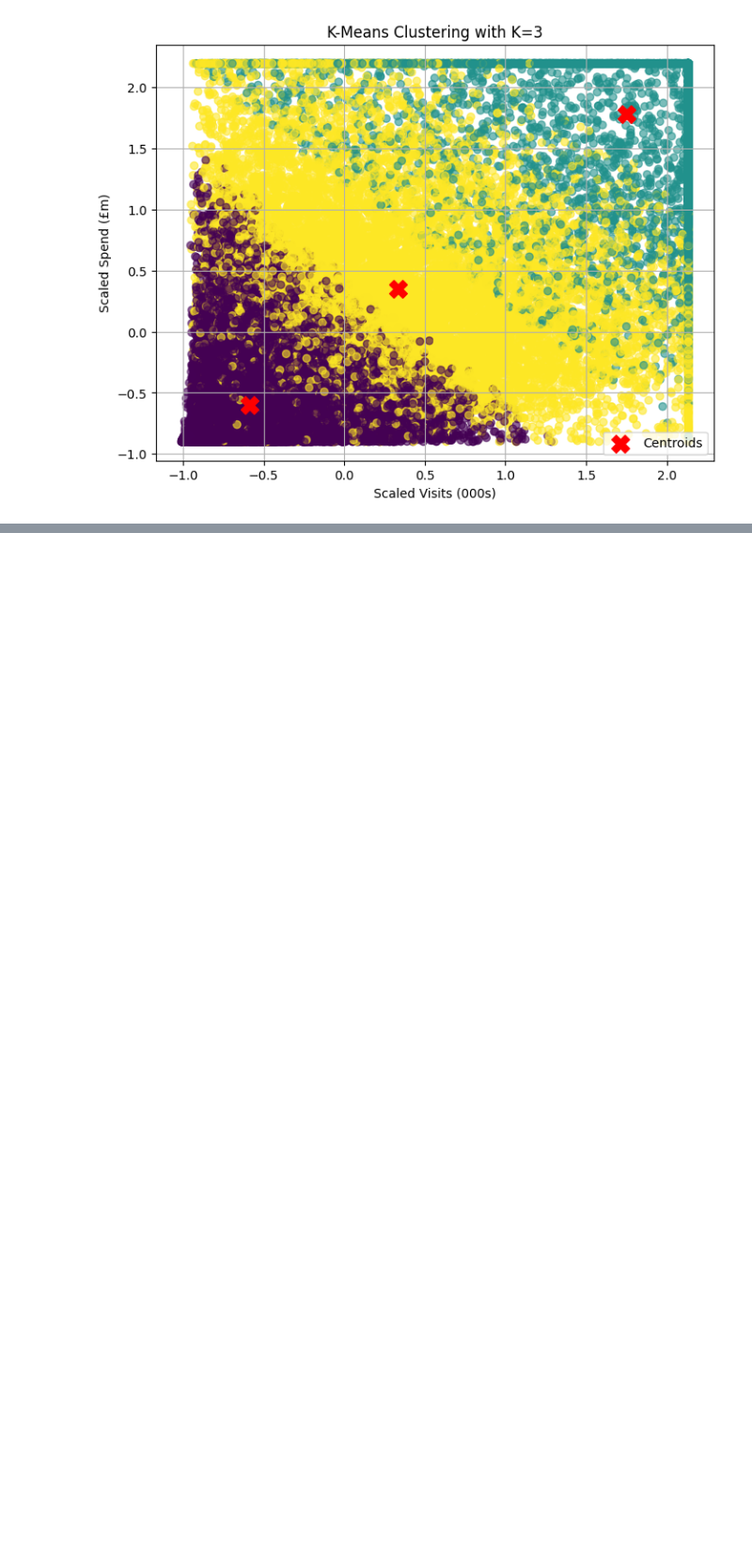
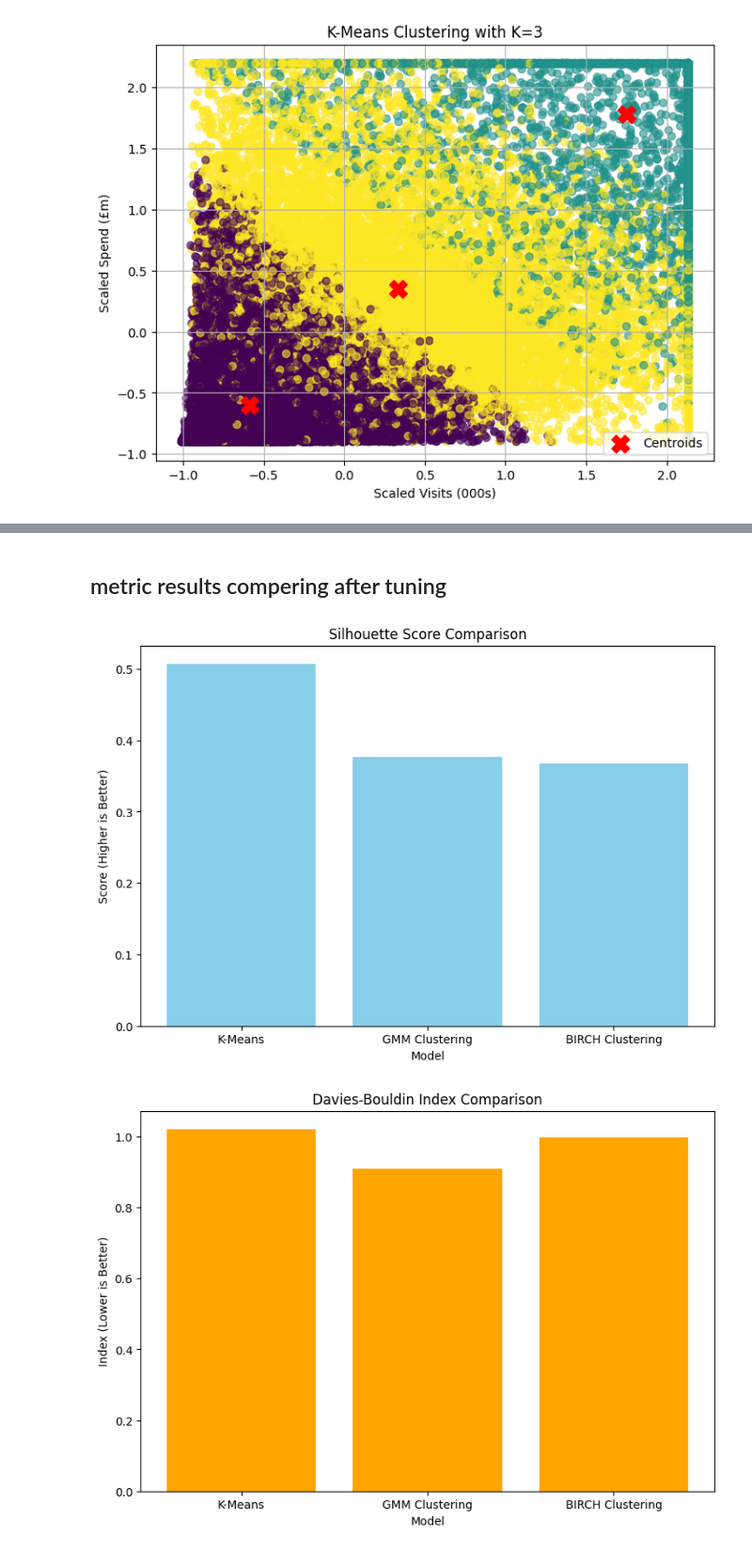
Before and after one commit to narender5162/Project-Data-science-imp, a Jupyter notebook: Project_Data_Science_impo.ipynb, the cells around one changed output, grey strips where cells are left out. Shown at 94% size. Drawn from its saved outputs; the diff is of its cells as text; code cells hidden in the pictures; blank space fills up the shorter version.

```diff
--- a/Project_Data_Science_impo.ipynb
+++ b/Project_Data_Science_impo.ipynb
@@ -541,0 +916,45 @@ plt.show()
+# %% [markdown]
+## metric results compering after tuning
+# %%
+import matplotlib.pyplot as plt
+
+# Metrics for the three models
+metrics_data = {
+    "Model": ["K-Means", "GMM Clustering", "BIRCH Clustering"],
+    "Silhouette Score": [0.5071,0.3765,0.3669],
+    "Davies-Bouldin Index": [1.0219,0.9105, 0.9984],
+    "Calinski-Harabasz Index": [79685.3716,43370.7226 ,35643.0605 ]
+}
+
+# Extract data for plotting
+x_labels = metrics_data["Model"]
+silhouette_scores = metrics_data["Silhouette Score"]
+davies_bouldin = metrics_data["Davies-Bouldin Index"]
+calinski_harabasz = metrics_data["Calinski-Harabasz Index"]
+
+# Plot Silhouette Score
+plt.figure(figsize=(9, 6))
+plt.bar(x_labels, silhouette_scores, color='skyblue')
+plt.title("Silhouette Score Comparison")
+plt.ylabel("Score (Higher is Better)")
+plt.xlabel("Model")
+plt.show()
+
+# Plot Davies-Bouldin Index
+plt.figure(figsize=(9, 6))
+plt.bar(x_labels, davies_bouldin, color='orange')
+plt.title("Davies-Bouldin Index Comparison")
+plt.ylabel("Index (Lower is Better)")
+plt.xlabel("Model")
+plt.show()
+
+# Plot Calinski-Harabasz Index
+plt.figure(figsize=(9, 6))
+plt.bar(x_labels, calinski_harabasz, color='green')
+plt.title("Calinski-Harabasz Index Comparison")
+plt.ylabel("Index (Higher is Better)")
+plt.xlabel("Model")
+plt.show()
+# %% [output]
+[figure, added]
+[figure, added]
```
Also changed, not shown: parts of 32 cells of this notebook.
